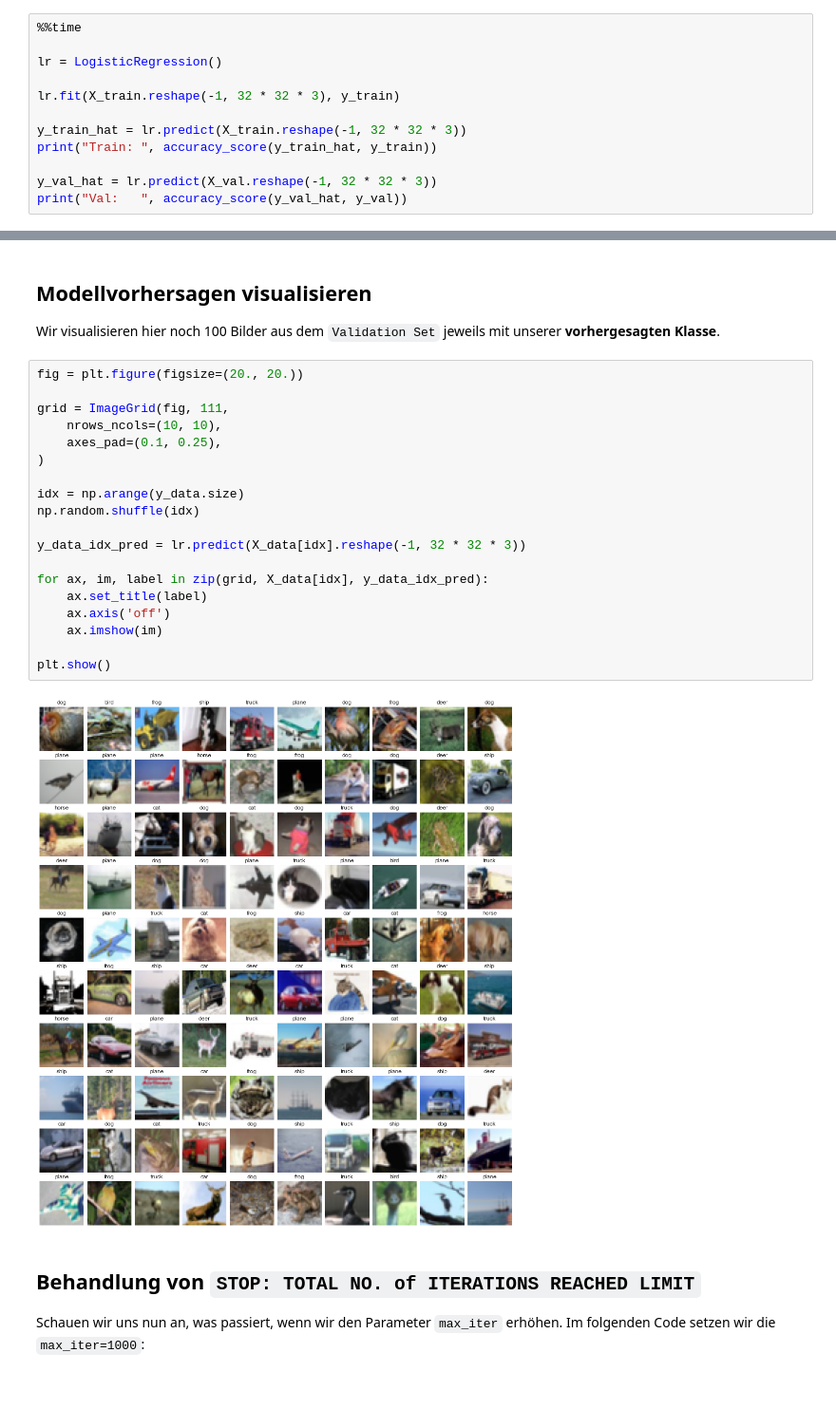
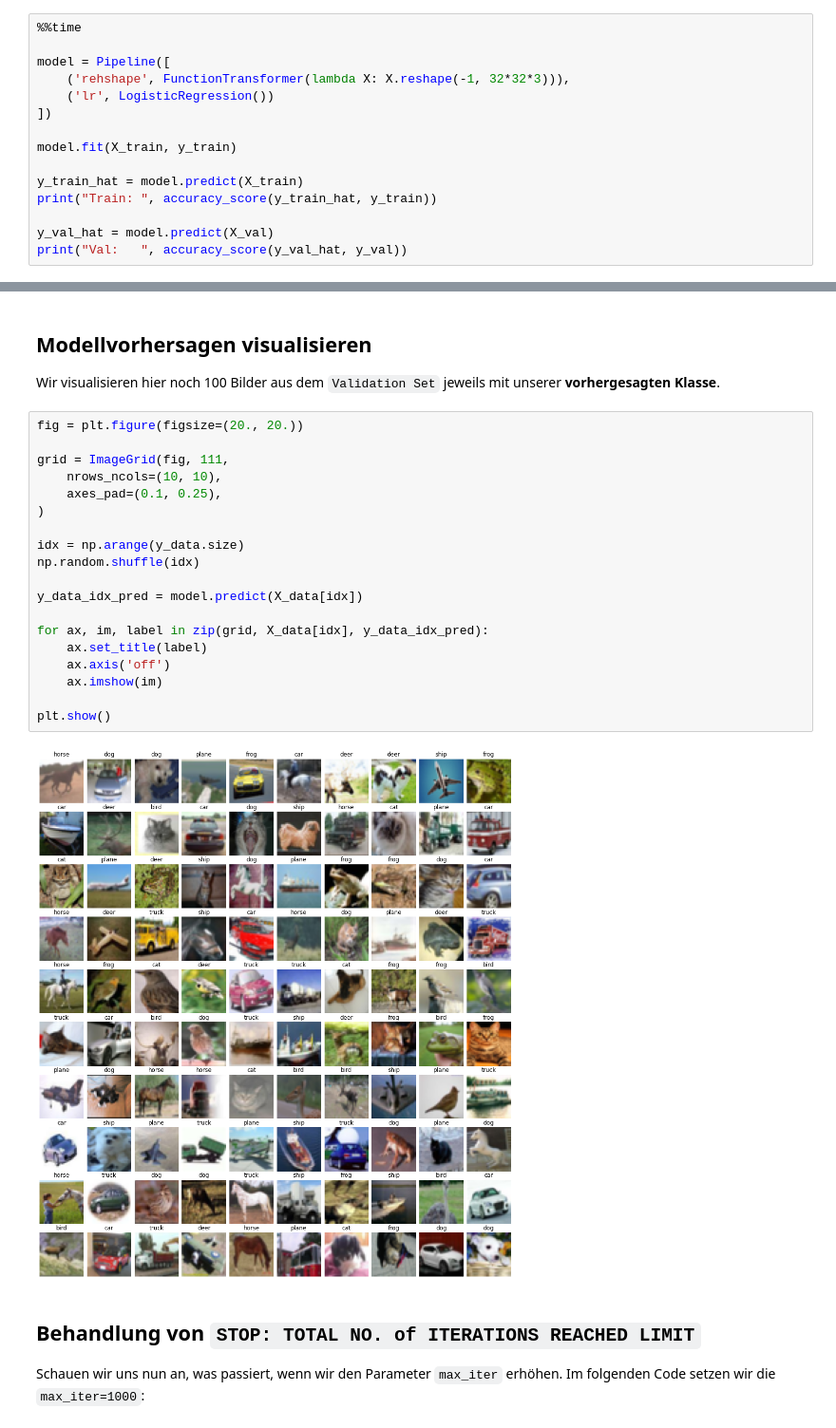
Before and after one commit to benikm91/cas_ml_lab_cifar10, a Jupyter notebook: src/3_logistic_regression.ipynb, the cells around one changed output, grey strips where cells are left out. Shown at 95% size. Cells and saved outputs as stored; diff of their text form; blank space fills up the shorter version.

Commit message:
function transformer for reshape

```diff
--- a/src/3_logistic_regression.ipynb
+++ b/src/3_logistic_regression.ipynb
@@ -51,14 +49,17 @@ Für die `Logistic Regression` müssen wir die dreidimensionalen Bilder (32, 32,
 # %%
 %%time
 
-lr = LogisticRegression()
+model = Pipeline([
+    ('rehshape', FunctionTransformer(lambda X: X.reshape(-1, 32*32*3))),
+    ('lr', LogisticRegression())
+])
 
-lr.fit(X_train.reshape(-1, 32 * 32 * 3), y_train)
+model.fit(X_train, y_train)
 
-y_train_hat = lr.predict(X_train.reshape(-1, 32 * 32 * 3))
+y_train_hat = model.predict(X_train)
 print("Train: ", accuracy_score(y_train_hat, y_train))
 
-y_val_hat = lr.predict(X_val.reshape(-1, 32 * 32 * 3))
+y_val_hat = model.predict(X_val)
 print("Val:   ", accuracy_score(y_val_hat, y_val))
 # %% [output]
 STOP: TOTAL NO. of ITERATIONS REACHED LIMIT.
@@ -101,24 +102,24 @@ Wir visualisieren hier noch 100 Bilder aus dem `Validation Set` jeweils mit unse
 # %%
 fig = plt.figure(figsize=(20., 20.))
 
 grid = ImageGrid(fig, 111,
     nrows_ncols=(10, 10),
     axes_pad=(0.1, 0.25),
 )
 
 idx = np.arange(y_data.size)
 np.random.shuffle(idx)
 
-y_data_idx_pred = lr.predict(X_data[idx].reshape(-1, 32 * 32 * 3))
+y_data_idx_pred = model.predict(X_data[idx])
 
 for ax, im, label in zip(grid, X_data[idx], y_data_idx_pred):
     ax.set_title(label)
     ax.axis('off')
     ax.imshow(im)
 
 plt.show()
 # %% [output]
-[figure, old version]
+[figure, new version]
 # %% [markdown]
 ## Behandlung von `STOP: TOTAL NO. of ITERATIONS REACHED LIMIT`
 
```
Also changed, not shown: parts of 6 cells of this notebook, 1 other file.
